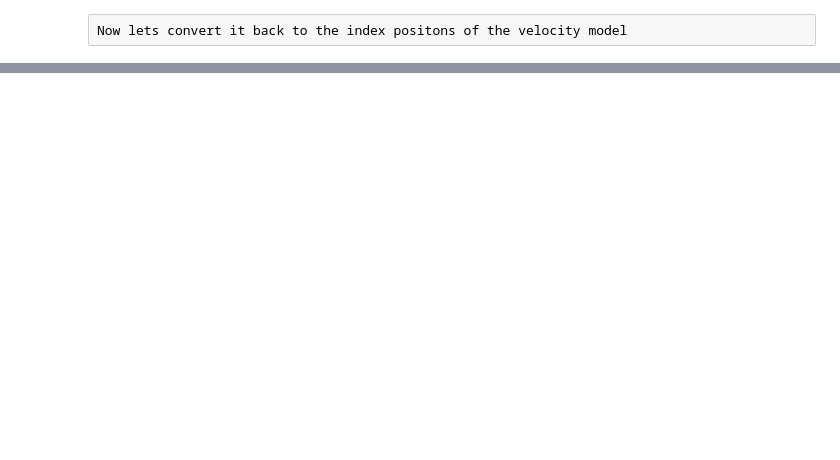
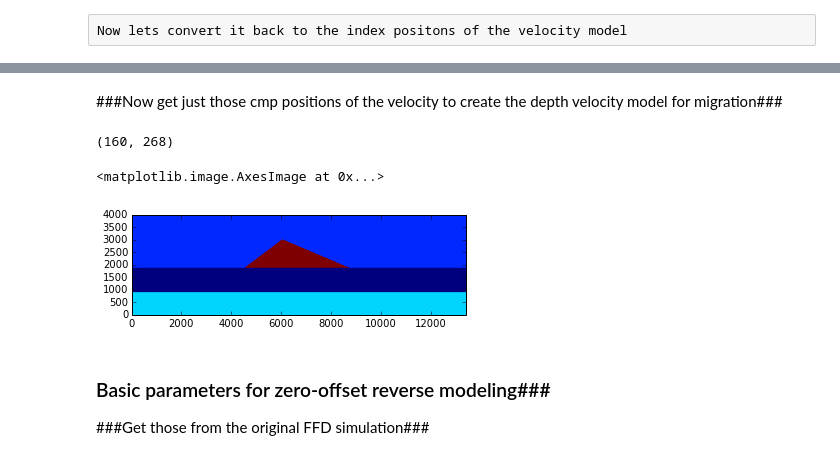
Before and after one commit to eusoubrasileiro/geonumerics, a Jupyter notebook: ipython_notebooks/Fatiando RTM reverse-scalar-test0.ipynb, the cells around one changed output, grey strips where cells are left out. Cells and saved outputs as stored; diff of their text form; code cells hidden in the pictures; blank space fills up the shorter version.

```diff
--- a/ipython_notebooks/Fatiando RTM reverse-scalar-test0.ipynb
+++ b/ipython_notebooks/Fatiando RTM reverse-scalar-test0.ipynb
@@ -125 +118,19 @@ imshow(vmig, extent=[xcmp[0], xcmp[::-1][0], 0., 25*100])
+# %% [markdown]
+###Now get just those cmp positions of the velocity to create the depth velocity model for migration###
+# %%
+vmig = data[:, icmps]
+vshape = vmig.shape
+dx = 50. # spacing between cmps
+dz = 25. # still the same from simulation
+area = [0, vshape[1]*dx, 0, vshape[0]*dz]
+print vshape
+imshow(data, extent=area)
+# %% [output]
+(160, 268)
+<matplotlib.image.AxesImage at 0x...>
+[figure, added]
+# %% [markdown]
+### Basic parameters for zero-offset reverse modeling###
+
+###Get those from the original FFD simulation###
 # %%
```
Also changed, not shown: parts of 34 cells of this notebook, 1 other file.
